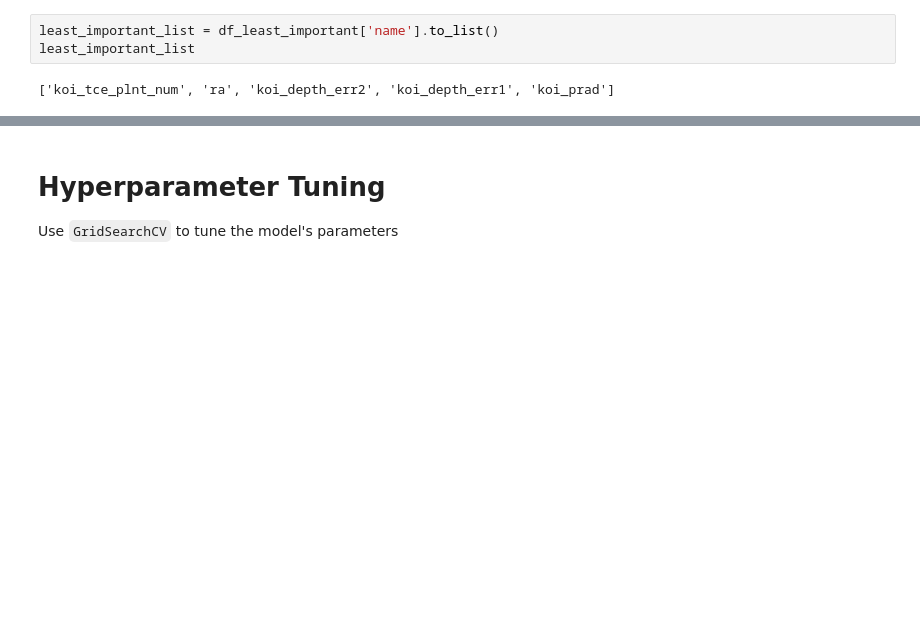
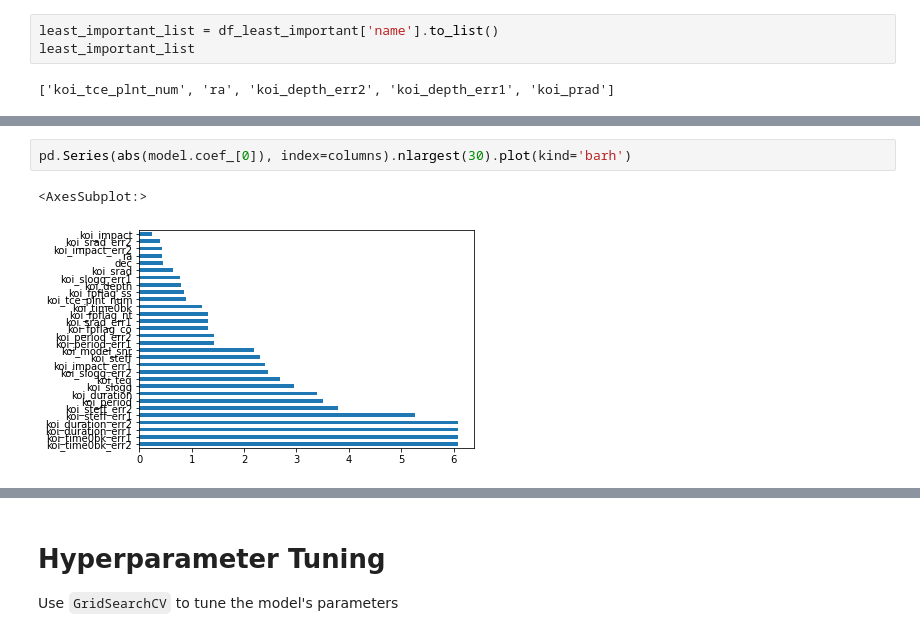
Before and after one commit to tstenner1/machine-learning, a Jupyter notebook: model_1.ipynb, the cells around one changed output, grey strips where cells are left out. Saved outputs shown, nothing was run; the diff lists cells and outputs as text; blank space fills up the shorter version.

```diff
--- a/model_1.ipynb
+++ b/model_1.ipynb
@@ -420,0 +440,5 @@ least_important_list
+# %%
+pd.Series(abs(model.coef_[0]), index=columns).nlargest(30).plot(kind='barh')
+# %% [output]
+<AxesSubplot:>
+[figure, added]
```
Also changed, not shown: parts of 3 cells of this notebook.
